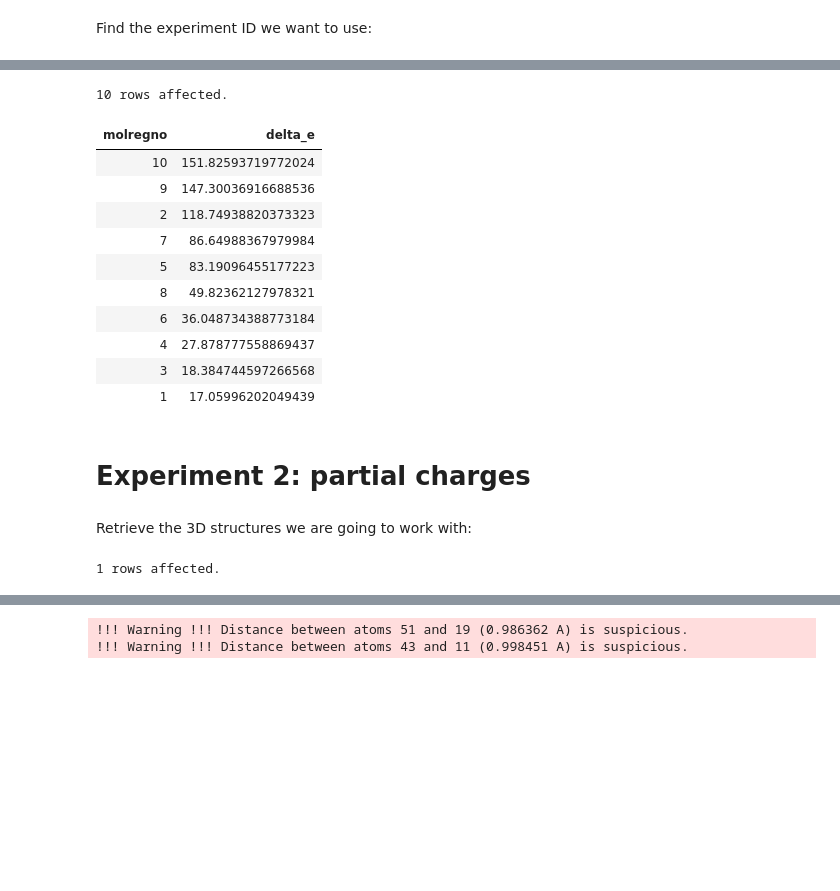
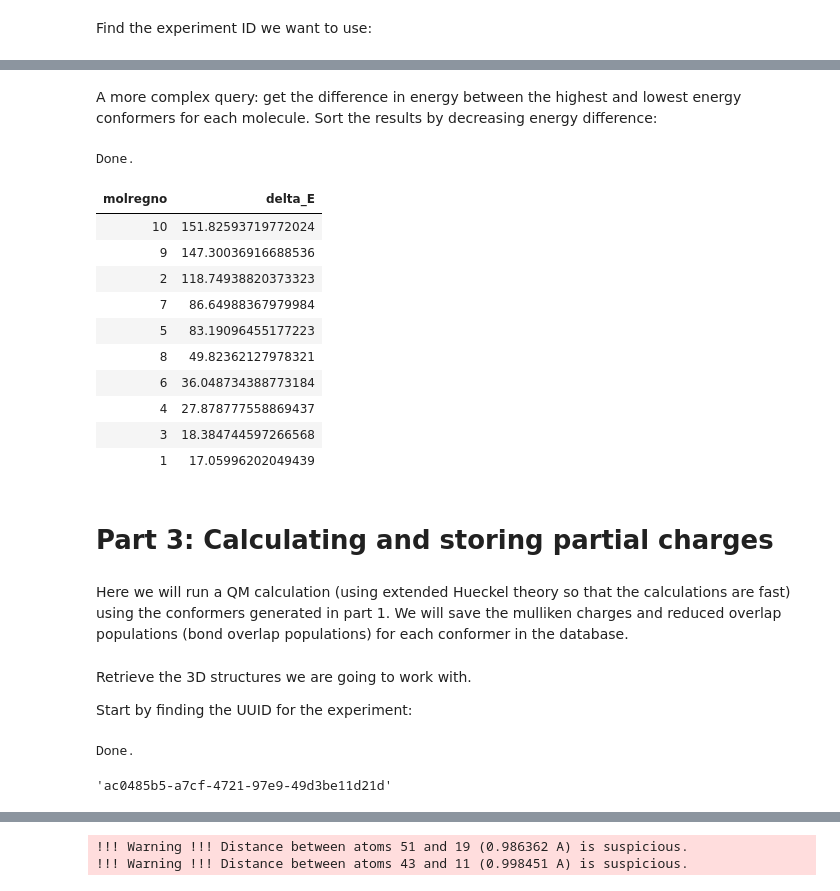
Before and after one commit to rinikerlab/lightweight-registration, a Jupyter notebook: demos/02_computational_experiment_1.ipynb, the cells around one changed output, grey strips where cells are left out. Cells and saved outputs as stored; diff of their text form; code cells hidden in the pictures; blank space fills up the shorter version.

```diff
--- a/demos/02_computational_experiment_1.ipynb
+++ b/demos/02_computational_experiment_1.ipynb
@@ -297,27 +323,31 @@ for mid,m in zip(mids,new_mols):
 | 3 | c1ccc(-c2nc(CN3CCN(c4ncccn4)CC3)c... | 15 |
 | 1 | CCN(C)C1CCCc2ccncc21 | 10 |
 | 4 | CCCN1CC[C@H]2c3c(ccc4ccoc34)CC[C@... | 10 |
-# %%
-%sql postgresql://localhost/lwreg_experiments_demo \
-  select molregno,max(E::float)-min(E::float) delta_E from experiments.data,\
-    jsonb_array_elements(data->'MMFF94s_energies') with ordinality arr(E,idx) \
-    where expt_uid=:cg_expt_uid group by molregno \
-        order by delta_E desc;
-# %% [output]
-10 rows affected.
-| molregno | delta_e |
-| 10 | 151.82593719772024 |
-| 9 | 147.30036916688536 |
-| 2 | 118.74938820373323 |
-| 7 | 86.64988367979984 |
-| 5 | 83.19096455177223 |
-| 8 | 49.82362127978321 |
-| 6 | 36.048734388773184 |
-| 4 | 27.878777558869437 |
-| 3 | 18.384744597266568 |
-| 1 | 17.05996202049439 |
+# %% [markdown]
+A more complex query: get the difference in energy between the highest and lowest energy conformers for each molecule. Sort the results by decreasing energy difference:
+# %%
+%sql sqlite:///lwreg_experiments_demo.sqlite3 \
+  select molregno,max(mmffe.value)-min(mmffe.value) delta_E from \
+    experiments_data ed,json_each(ed.data->'MMFF94s_energies') mmffe \
+    where expt_uid=:cg_expt_uid group by molregno \
+        order by delta_E desc;
+# %% [output]
+Done.
+| molregno | delta_E |
+| 10 | 151.82593719772024 |
+| 9 | 147.30036916688536 |
+| 2 | 118.74938820373323 |
+| 7 | 86.64988367979984 |
+| 5 | 83.19096455177223 |
+| 8 | 49.82362127978321 |
+| 6 | 36.048734388773184 |
+| 4 | 27.878777558869437 |
+| 3 | 18.384744597266568 |
+| 1 | 17.05996202049439 |
 # %% [markdown]
-# Experiment 2: partial charges
+# Part 3: Calculating and storing partial charges
+# %% [markdown]
+Here we will run a QM calculation (using extended Hueckel theory so that the calculations are fast) using the conformers generated in part 1. We will save the mulliken charges and reduced overlap populations (bond overlap populations) for each conformer in the database.
 # %%
 from rdkit.Chem import rdEHTTools
 
@@ -335,10 +365,14 @@ curs.execute('insert into experiments.metadata values (%s,%s)',(str(qm_expt_uid)
 cn.commit()
 # %% [markdown]
-Retrieve the 3D structures we are going to work with:
+Retrieve the 3D structures we are going to work with.
+
+Start by finding the UUID for the experiment:
 # %%
-d = %sql postgresql://localhost/lwreg_experiments_demo \
-    select expt_uid from experiments.metadata \
-            where metadata->>'note' like 'run1:%';
+d = %sql sqlite:///lwreg_experiments_demo.sqlite3 \
+    select expt_uid from experiments_metadata where \
+       metadata->>'note' like 'run1:%';
 cg_expt_uid = d[0][0]
+cg_expt_uid
 # %% [output]
-1 rows affected.
+Done.
+'ac0485b5-a7cf-4721-97e9-49d3be11d21d'
```
Also changed, not shown: parts of 40 cells of this notebook, 1 other file.
